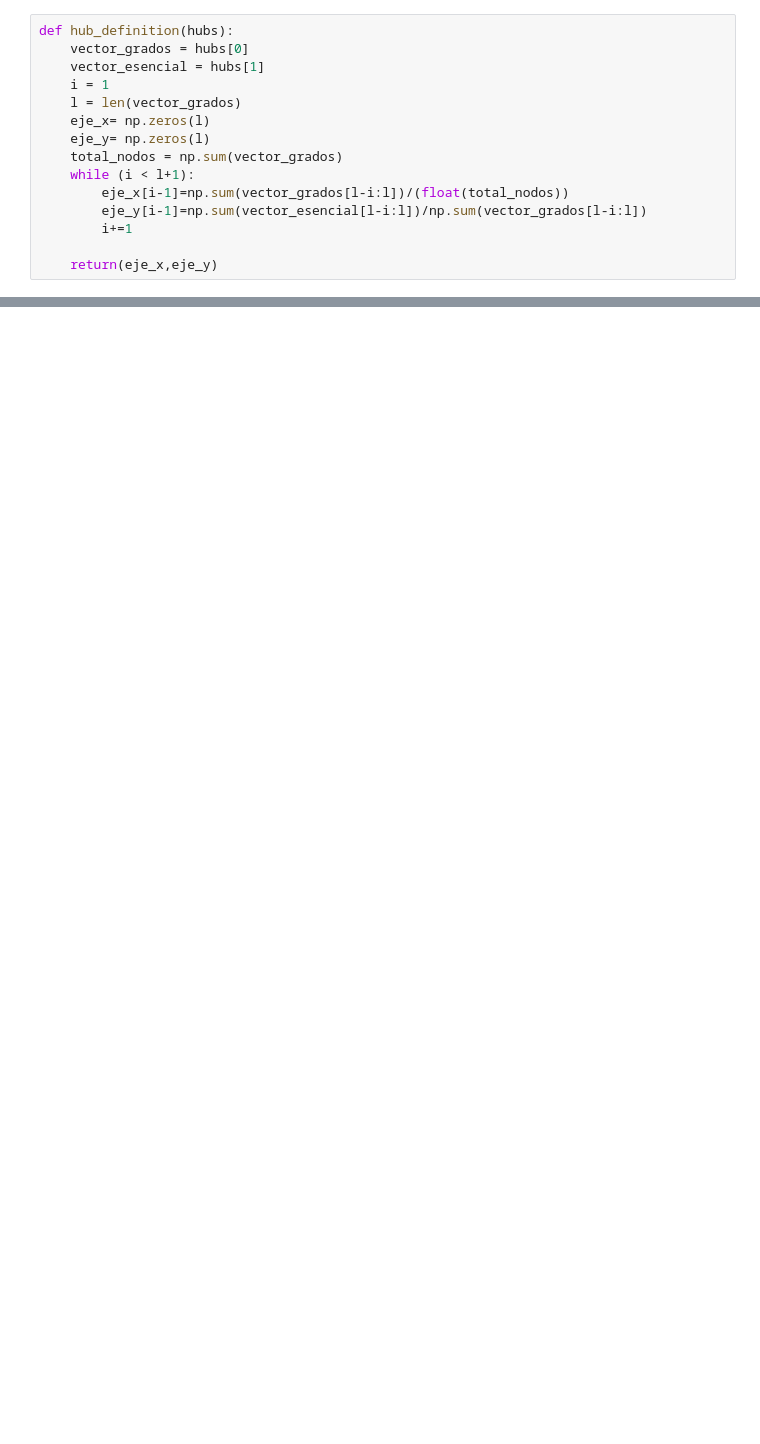
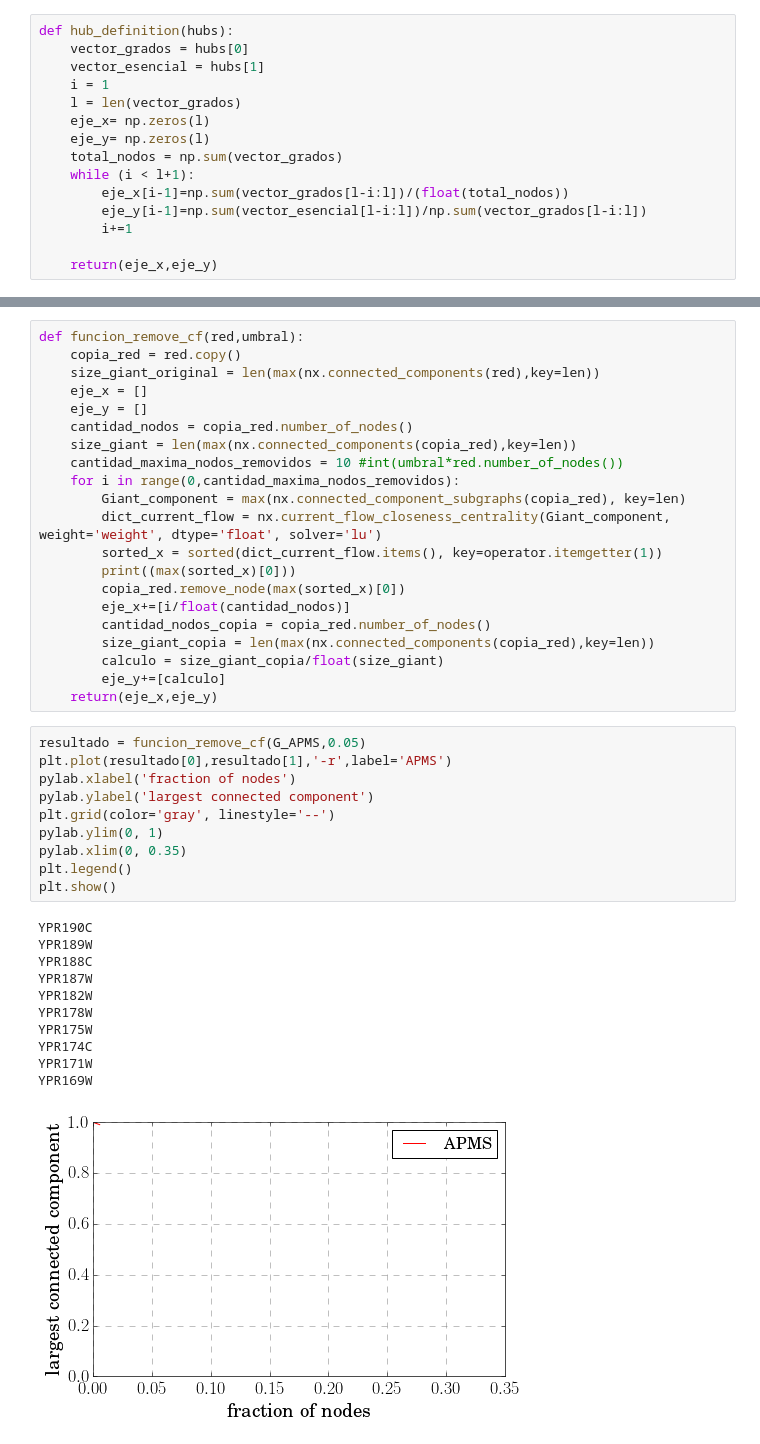
Before and after one commit to ignaciosticco/tp2, a Jupyter notebook: tp2.ipynb, the cells around one changed output, grey strips where cells are left out. Cells and saved outputs as stored; diff of their text form; blank space fills up the shorter version.

```diff
--- a/tp2.ipynb
+++ b/tp2.ipynb
@@ -222,0 +334,43 @@ funcion_remove_random(red,umbral):
+# %%
+def funcion_remove_cf(red,umbral):
+    copia_red = red.copy()
+    size_giant_original = len(max(nx.connected_components(red),key=len))
+    eje_x = []
+    eje_y = []
+    cantidad_nodos = copia_red.number_of_nodes()
+    size_giant = len(max(nx.connected_components(copia_red),key=len))
+    cantidad_maxima_nodos_removidos = 10 #int(umbral*red.number_of_nodes())
+    for i in range(0,cantidad_maxima_nodos_removidos):
+        Giant_component = max(nx.connected_component_subgraphs(copia_red), key=len)
+        dict_current_flow = nx.current_flow_closeness_centrality(Giant_component, weight='weight', dtype='float', solver='lu')
+        sorted_x = sorted(dict_current_flow.items(), key=operator.itemgetter(1))
+        print((max(sorted_x)[0]))
+        copia_red.remove_node(max(sorted_x)[0])
+        eje_x+=[i/float(cantidad_nodos)]
+        cantidad_nodos_copia = copia_red.number_of_nodes()
+        size_giant_copia = len(max(nx.connected_components(copia_red),key=len))
+        calculo = size_giant_copia/float(size_giant)
+        eje_y+=[calculo]
+    return(eje_x,eje_y)
+# %%
+resultado = funcion_remove_cf(G_APMS,0.05)
+plt.plot(resultado[0],resultado[1],'-r',label='APMS')
+pylab.xlabel('fraction of nodes')
+pylab.ylabel('largest connected component')
+plt.grid(color='gray', linestyle='--')
+pylab.ylim(0, 1)
+pylab.xlim(0, 0.35)
+plt.legend()
+plt.show()
+# %% [output]
+YPR190C
+YPR189W
+YPR188C
+YPR187W
+YPR182W
+YPR178W
+YPR175W
+YPR174C
+YPR171W
+YPR169W
+[figure, added]
```
Also changed, not shown: parts of 37 cells of this notebook.
